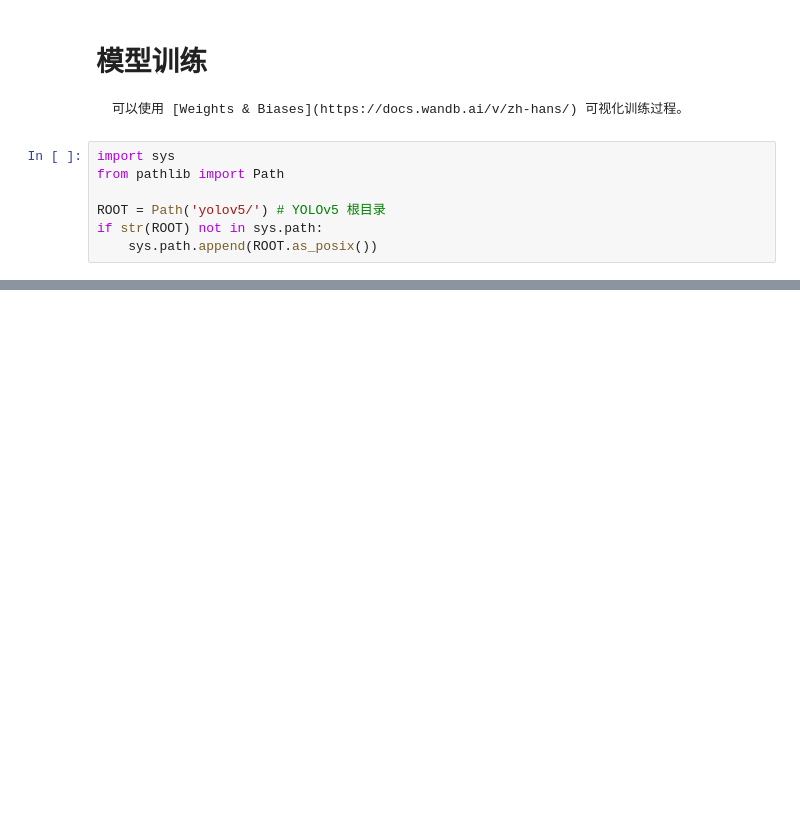
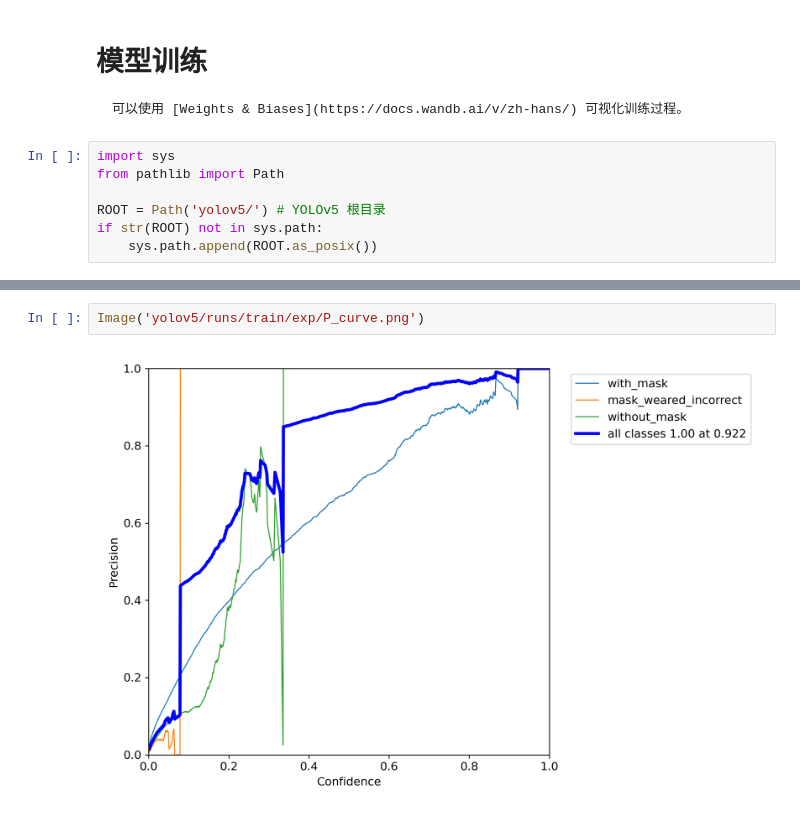
Before and after one commit to daobook/pytorch-book, a Jupyter notebook: docs/yolo/face-mask/01_train.ipynb, the cells around one changed output, grey strips where cells are left out. Drawn from its saved outputs; the diff is of its cells as text; blank space fills up the shorter version.

```diff
--- a/docs/yolo/face-mask/01_train.ipynb
+++ b/docs/yolo/face-mask/01_train.ipynb
@@ -68,0 +69,4 @@ train: Scanning 'E:\kaggle\pytorch-book\docs\yolo\face-mask\datasets\labels\trai
+# %%
+Image('yolov5/runs/train/exp/P_curve.png')
+# %% [output]
+[figure, added]
```
Also changed, not shown: parts of 12 cells of this notebook, 4 other files.
